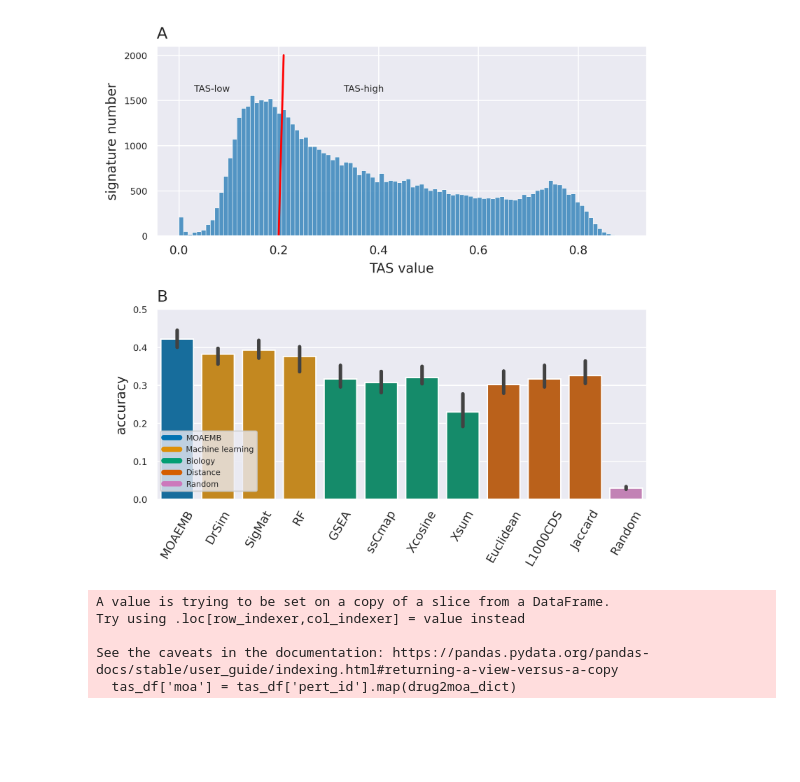
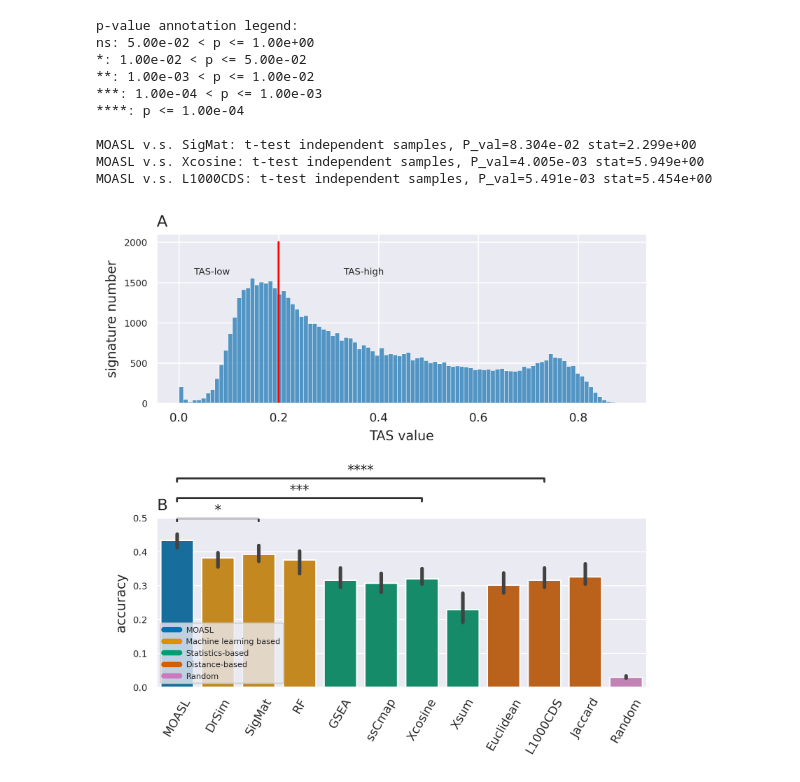
Before and after one commit to jianglikun/MOASL, a Jupyter notebook: analysis/plot_acc_low.ipynb, the cells around one changed output. Cells and saved outputs as stored; diff of their text form; code cells hidden in the pictures; blank space fills up the shorter version.

```diff
--- a/analysis/plot_acc_low.ipynb
+++ b/analysis/plot_acc_low.ipynb
@@ -10,8 +12,10 @@ from matplotlib.lines import Line2D
 %matplotlib inline
 sns.set_style('darkgrid')
 # %%
-data_file = 'experiment_result.xlsx'
+data_file = 'experiment_result_dropout.xlsx'
 df = pd.read_excel(data_file,sheet_name='all_tas',index_col=0)
+df['MOASL'] = df['MOAEMB']
+
 print(df)
 # %% [output]
      Fold  Train_sig  Test_sig  Train_drug  Test_drug  MOAEMB  DrSim  SigMat  \
@@ -109,13 +118,16 @@ print(moa_df)
 # %%
 ##################
 # accuracy data
-methods = ['MOAEMB','DrSim','SigMat','RF',
+methods = ['MOASL','DrSim','SigMat','RF',
            'GSEA','ssCmap','Xcosine','Xsum',
            'Euclidean','L1000CDS','Jaccard','Random']
-methods_belong = {'MOAEMB':'MOAEMB','DrSim':'Machine learning','SigMat':'Machine learning','RF':'Machine learning',
-           'GSEA':'Biology','ssCmap':'Biology','Xcosine':'Biology','Xsum':'Biology',
-           'Euclidean':'Distance','L1000CDS':'Distance','Jaccard':'Distance','Random':'Random'}
 
+methods_belong = {'MOASL':'MOASL',
+                  'DrSim':'Machine learning based','SigMat':'Machine learning based','RF':'Machine learning based',
+                  'GSEA':'Statistics-based','ssCmap':'Statistics-based',
+                  'Xcosine':'Statistics-based','Xsum':'Statistics-based',
+                  'Euclidean':'Distance-based','L1000CDS':'Distance-based',
+                  'Jaccard':'Distance-based','Random':'Random'}
 ### acc plot data
 df = df.loc[['ALL']]
 acc_sig = []
@@ -151,7 +214,7 @@ print(low_num,high_num,all_num,low_num/all_num,high_num/all_num)
 # %%
 ### plot color
 cols = []
-cols_kind = ['MOAEMB','Machine learning','Biology','Distance','Random']
+cols_kind = ['MOASL','Machine learning based','Statistics-based','Distance-based','Random']
 col_pal = sns.color_palette("colorblind")
 for method in methods:
     for i in range(len(cols_kind)):
@@ -166,49 +229,57 @@ plt.figure(figsize=(6,6),dpi=my_dpi)
 ##################
 # tas
 ax1 = plt.subplot(2,1,1)
 sns.histplot(level5_info_df['tas'].sort_values(),bins=100,ax=ax1).set(
     xlabel='TAS value',ylabel='signature number')
-plt.plot([0.2,0.21],[0,2000],color='red')
+plt.plot([0.2,0.2],[0,2000],color='red')
 plt.yticks(fontsize=7)
 plt.xticks(fontsize=9)
 plt.title('A',loc='left')
 plt.text(0.03, 1600, 'TAS-low', fontsize=7)
 plt.text(0.33, 1600, 'TAS-high', fontsize=7)
 
 
 # ##################
 # # accuracy
 ax3 = plt.subplot(2,1,2)
 sns.barplot(x='method',y='accuracy',data=plot_df,palette=cols,ax=ax3).set(xlabel=None)
+
+
+test_results = add_stat_annotation(ax3,data=plot_df,x='method',y='accuracy',order=methods,
+                                  box_pairs=[("MOASL", "SigMat"),
+                                             ('MOASL','Xcosine'),
+                                             ("MOASL", "L1000CDS")],
+                                   text_annot_custom=[one, two, three],
+                                   test='t-test_ind', comparisons_correction=None,
+                                   text_format='star', loc='outside', verbose=2)
+
+
+
 plt.yticks([0.0,0.1,0.2,0.3,0.4,0.5],fontsize=7)
 custom_lines = [Line2D([0], [0], color=col_pal[0], lw=4),
                 Line2D([0], [0], color=col_pal[1], lw=4),
                 Line2D([0], [0], color=col_pal[2], lw=4),
                 Line2D([0], [0], color=col_pal[3], lw=4),
                 Line2D([0], [0], color=col_pal[4], lw=4)]
+
+
 ax3.legend(custom_lines, cols_kind,bbox_to_anchor=(0, 0.2), loc='center left',fontsize=6)
 plt.yticks(fontsize=7)
 plt.xticks(rotation=60,fontsize=9)
 
 plt.title('B',loc='left')
 plt.tight_layout()
 # plt.show()
-plt.savefig('Figure5.jpg')
+plt.savefig('Figure4.jpg')
 # %% [output]
+p-value annotation legend:
+ns: 5.00e-02 < p <= 1.00e+00
+*: 1.00e-02 < p <= 5.00e-02
+**: 1.00e-03 < p <= 1.00e-02
+***: 1.00e-04 < p <= 1.00e-03
+****: p <= 1.00e-04
+
+MOASL v.s. SigMat: t-test independent samples, P_val=8.304e-02 stat=2.299e+00
+MOASL v.s. Xcosine: t-test independent samples, P_val=4.005e-03 stat=5.949e+00
+MOASL v.s. L1000CDS: t-test independent samples, P_val=5.491e-03 stat=5.454e+00
-[figure, old version]
+[figure, new version]
-# %%
-tas_df = level5_info_df[['sig_id','pert_id','tas']]
-tas_df['moa'] = tas_df['pert_id'].map(drug2moa_dict)
-
-large_moa = tas_df['moa'].value_counts()
-tas_df = tas_df[tas_df['moa'].isin(large_moa[large_moa>100].index)]
-
-moa_mean_tas_df = tas_df.groupby('moa').agg('mean')
-sort_moa_mean_tas_df = moa_mean_tas_df['tas'].sort_values(ascending=False)
-top10_moa = sort_moa_mean_tas_df.head(10)
-# %% [output]
-A value is trying to be set on a copy of a slice from a DataFrame.
-Try using .loc[row_indexer,col_indexer] = value instead
-
-See the caveats in the documentation: https://pandas.pydata.org/pandas-docs/stable/user_guide/indexing.html#returning-a-view-versus-a-copy
-  tas_df['moa'] = tas_df['pert_id'].map(drug2moa_dict)
```
Also changed, not shown: parts of 5 cells of this notebook.
